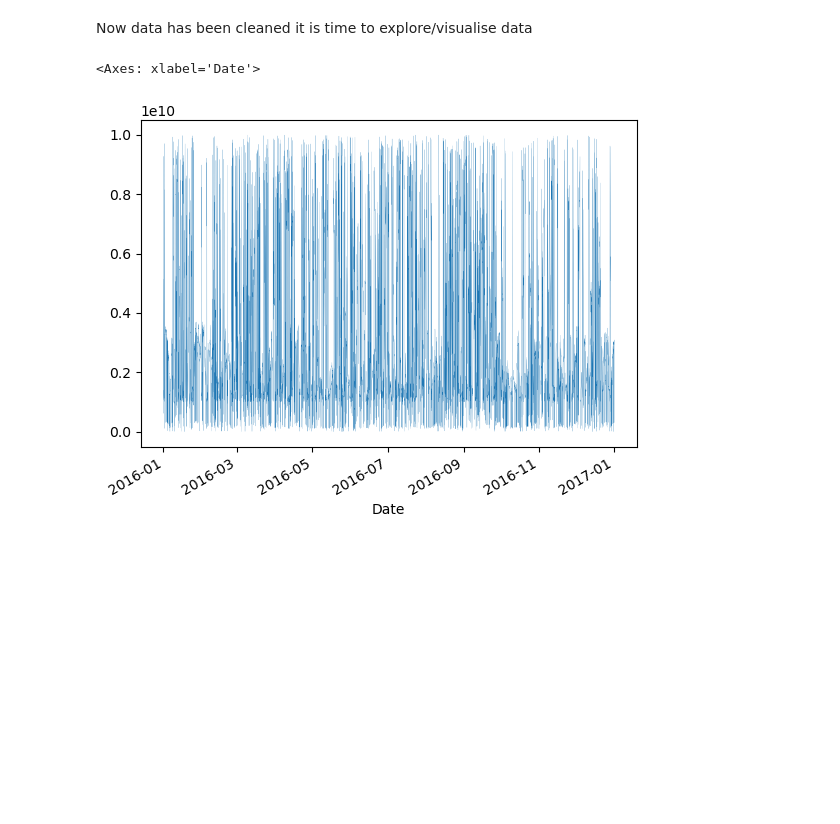
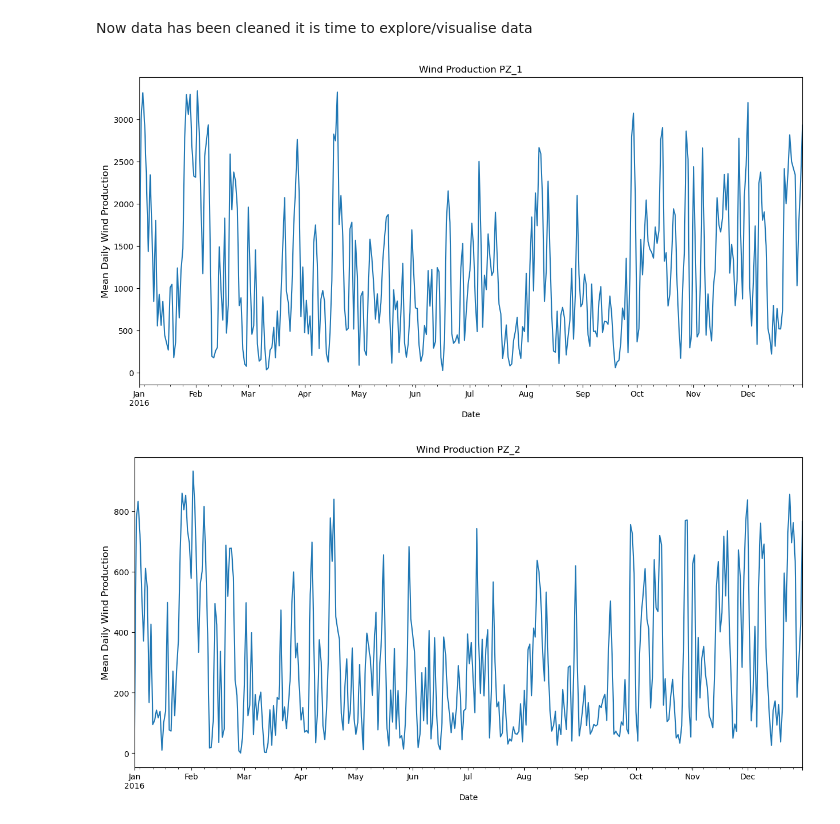
Before and after one commit to cayopolo/wind_forecast_model, a Jupyter notebook: wind_forecast_notebook.ipynb, the cells around one changed output. Saved outputs shown, nothing was run; the diff lists cells and outputs as text; code cells hidden in the pictures; blank space fills up the shorter version.

Commit message:
Data Exploration and Visualisation

```diff
--- a/wind_forecast_notebook.ipynb
+++ b/wind_forecast_notebook.ipynb
@@ -53,14 +55,15 @@ memory usage: 1.8+ MB
 # convert columns to numeric data types
 
 # commas causing a problem with Wind Production columns
-data['Wind Production PZ_1'] = data['Wind Production PZ_1'].str.replace(',','')
+data['Wind Production PZ_1'] = data['Wind Production PZ_1'].str.replace(',','.')
 data['Wind Production PZ_1'] = pd.to_numeric(data['Wind Production PZ_1'],errors='coerce')
-data['Wind Production PZ_2'] = data['Wind Production PZ_2'].str.replace(',','')
+data['Wind Production PZ_2'] = data['Wind Production PZ_2'].str.replace(',','.')
 data['Wind Production PZ_2'] = pd.to_numeric(data['Wind Production PZ_2'],errors='coerce')
 for i in range(1,13):
     data[f'Station{i}_DD'] = pd.to_numeric(data[f'Station{i}_DD'],errors='coerce')
 for i in range(1,13):
-    data[f'Station{i}_WND'] = pd.to_numeric(data[f'Station{i}_DD'],errors='coerce')
+    data[f'Station{i}_WND'] = data[f'Station{i}_WND'].str.replace(',','.')
+    data[f'Station{i}_WND'] = pd.to_numeric(data[f'Station{i}_WND'],errors='coerce')
 # %%
 # check for null values
 data.isnull().sum()
@@ -69,8 +72,19 @@ data.isnull().sum()
 data = data.dropna()
 # %% [markdown]
 Now data has been cleaned it is time to explore/visualise data
-# %%
-data['Wind Production PZ_1'].plot(linewidth =0.1)
-# %% [output]
-<Axes: xlabel='Date'>
-[figure, removed]
+# %%
+# Resampling daily
+plt.figure(figsize=(15,7))
+plt.title('Wind Production PZ_1')
+data['Wind Production PZ_1'].resample('D').mean().plot()
+plt.ylabel('Mean Daily Wind Production', fontsize = 12)
+plt.show()
+
+plt.figure(figsize=(15,7))
+plt.title('Wind Production PZ_2')
+data['Wind Production PZ_2'].resample('D').mean().plot()
+plt.ylabel('Mean Daily Wind Production', fontsize = 12)
+plt.show()
+# %% [output]
+[figure, added]
+[figure, added]
```
Also changed, not shown: parts of 7 cells of this notebook.
